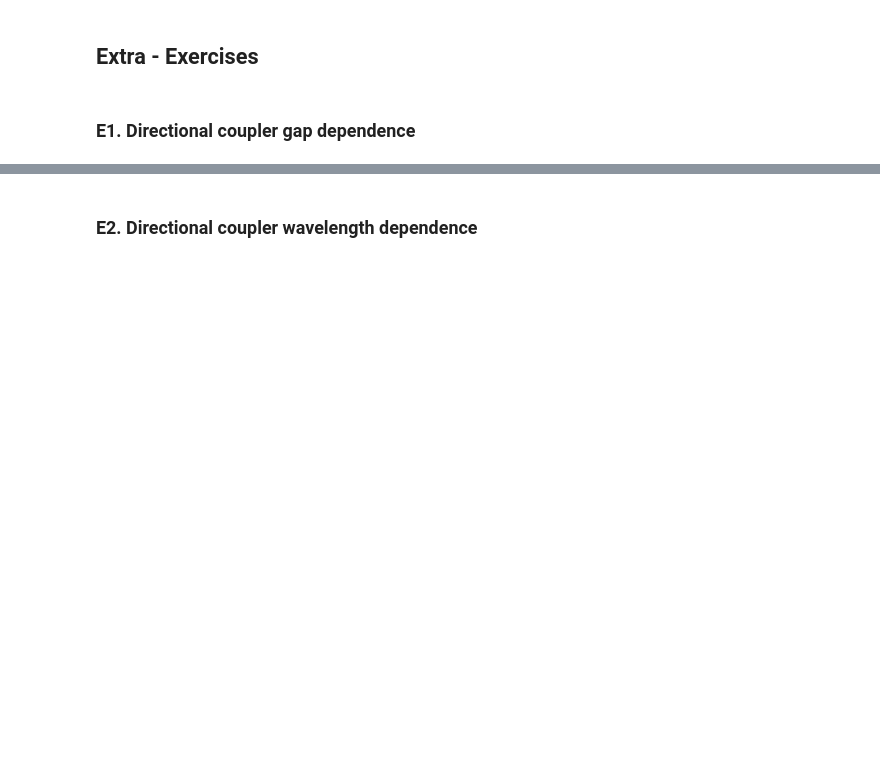
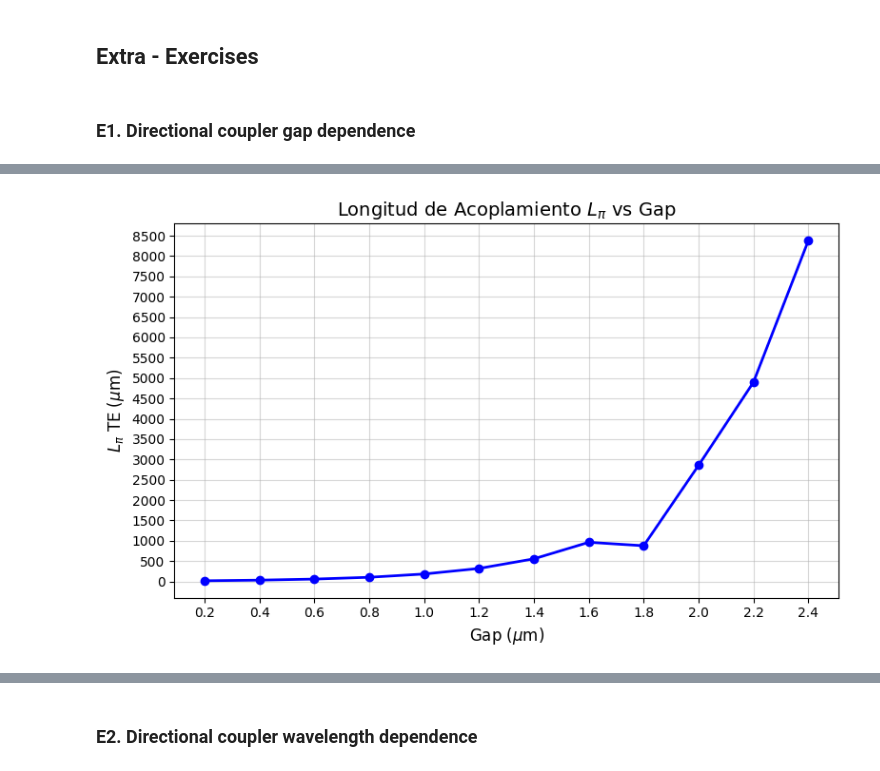
Before and after one commit to rauleet/cifoin-lab2, a Jupyter notebook: COUPLERS_Student.ipynb, the cells around one changed output, grey strips where cells are left out. Drawn from its saved outputs; the diff is of its cells as text; code cells hidden in the pictures; blank space fills up the shorter version.

```diff
--- a/COUPLERS_Student.ipynb
+++ b/COUPLERS_Student.ipynb
@@ -797,0 +859,75 @@ deep_dcoupler_cs = gt.modes.WaveguideCoupler(
+# %%
+lambda_c = 1.55
+import numpy as np
+import matplotlib.pyplot as plt
+
+# --- CONFIGURACIÓN INICIAL ---
+nm = 1e-3
+lambda_c = 1.55  # Longitud de onda en micras
+gap_to_simulate = np.arange(0.2, 2.6, 0.2)
+
+# Listas para almacenar los resultados para la gráfica
+gaps_validos = []
+l_pi_te_list = []
+
+print(f"{'Gap (um)':<10} | {'L_pi_TE (um)':<15}")
+print("-" * 30)
+
+# --- BUCLE DE SIMULACIÓN ---
+for g in gap_to_simulate:
+    # Definimos el acoplador para el gap actual 'g'
+    dcoupler_cs = gt.modes.WaveguideCoupler(
+        wavelength=lambda_c,
+        core_width=(1.0, 1.0),
+        gap=g,
+        slab_thickness=0 * nm,
+        core_material='sin',
+        clad_material='sio2',
+        core_thickness=300 * nm,
+        num_modes=4,
+        cache_path='.cache/',
+        precision='double',
+        max_grid_scaling=1.5,
+        grid_resolution=20
+    )
+
+    # Extraemos neff y fracción TE
+    neffs = dcoupler_cs.n_eff
+    te_fraction = dcoupler_cs.fraction_te
+
+    # Buscamos los índices de los modos TE (fraction > 0.5)
+    te_indices = np.where(te_fraction > 0.5)[0]
+
+    if len(te_indices) >= 2:
+        # Modo par (índice 0) y modo impar (índice 1)
+        n_even = neffs[te_indices[0]].real
+        n_odd = neffs[te_indices[1]].real
+
+        # Cálculo de L_pi: 0.5 * lambda / (n_even - n_odd)
+        # Usamos abs() para asegurar que la longitud sea positiva
+        l_pi = abs(0.5 * lambda_c / (n_even - n_odd))
+
+        l_pi_te_list.append(l_pi)
+        gaps_validos.append(g)
+
+        print(f"{g:<10.2f} | {l_pi:<15.4f}")
+    else:
+        print(f"{g:<10.2f} | Error: Menos de 2 modos TE encontrados")
+
+# --- GENERACIÓN DE LA GRÁFICA ---
+plt.figure(figsize=(8, 5))
+plt.plot(gaps_validos, l_pi_te_list, 'bo-', linewidth=2, markersize=6)
+
+# Configuración de etiquetas y títulos
+plt.title(r'Longitud de Acoplamiento $L_\pi$ vs Gap', fontsize=14)
+plt.xlabel('Gap ($\mu$m)', fontsize=12)
+plt.xticks(np.arange(0.2, 2.5, 0.2))
+plt.yticks(np.arange(0, 9000, 500))
+plt.ylabel('$L_\pi$ TE ($\mu$m)', fontsize=12)
+plt.grid(True, which="both", ls="-", alpha=0.5)
+
+# Opcional: Escala logarítmica en el eje Y porque Lpi crece exponencialmente
+
+plt.tight_layout()
+plt.show()
+# %% [output]
@@ -797,0 +951 @@ deep_dcoupler_cs = gt.modes.WaveguideCoupler(
+[figure, added]
```
Also changed, not shown: parts of 26 cells of this notebook.
